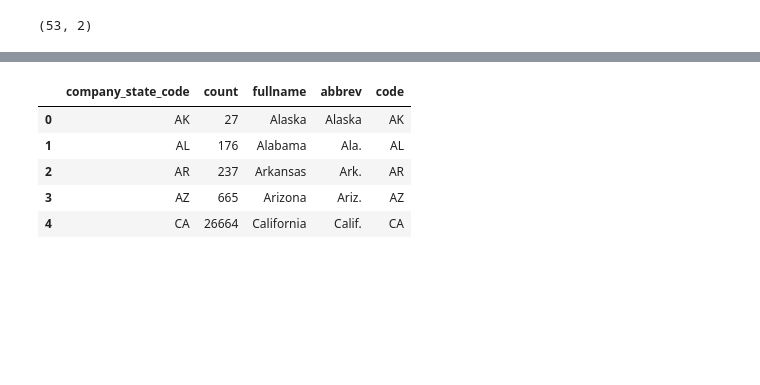
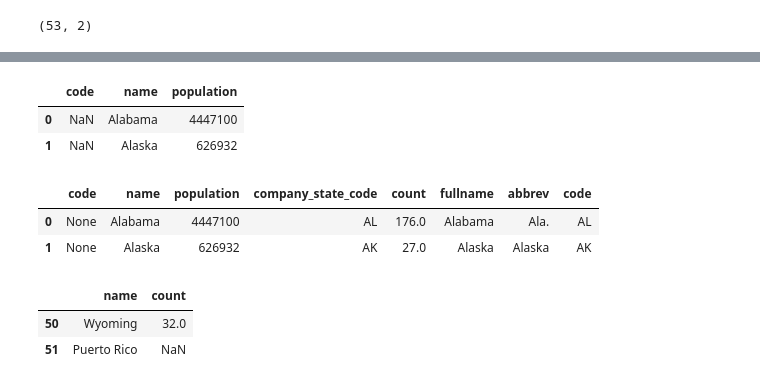
Before and after one commit to McnultyOne/octo-parakeet, a Jupyter notebook: mappingUSstates/MappingCities.ipynb, the cells around one changed output, grey strips where cells are left out. Cells and saved outputs as stored; diff of their text form; code cells hidden in the pictures; blank space fills up the shorter version.

```diff
--- a/mappingUSstates/MappingCities.ipynb
+++ b/mappingUSstates/MappingCities.ipynb
@@ -135,12 +178,15 @@ pysqldf = lambda q: sqldf(q, globals())
+# %%
+propertiesdf.head(2)
+# %% [output]
+|  | code | name | population |
+| 0 | NaN | Alabama | 4447100 |
+| 1 | NaN | Alaska | 626932 |
 # %%
-q = "Select * from statecounts left join stateabbrev on stateabbrev.code= statecounts.company_state_code"
-matched = pysqldf(q)
+q2 = "Select * from propertiesdf left join matched on propertiesdf.name= matched.fullname"
+propertiesmatched = pysqldf(q2)
-# %%
-matched.head()
-# %% [output]
-|  | company_state_code | count | fullname | abbrev | code |
-| 0 | AK | 27 | Alaska | Alaska | AK |
-| 1 | AL | 176 | Alabama | Ala. | AL |
-| 2 | AR | 237 | Arkansas | Ark. | AR |
-| 3 | AZ | 665 | Arizona | Ariz. | AZ |
-| 4 | CA | 26664 | California | Calif. | CA |
+# %%
+propertiesmatched.head(2)
+# %% [output]
+|  | code | name | population | company_state_code | count | fullname | abbrev | code |
+| 0 | None | Alabama | 4447100 | AL | 176.0 | Alabama | Ala. | AL |
+| 1 | None | Alaska | 626932 | AK | 27.0 | Alaska | Alaska | AK |
@@ -146,0 +195,6 @@ matched.head()
+# %%
+counttostate.tail(2)
+# %% [output]
+|  | name | count |
+| 50 | Wyoming | 32.0 |
+| 51 | Puerto Rico | NaN |
```
Also changed, not shown: parts of 37 cells of this notebook, 3 other files.
